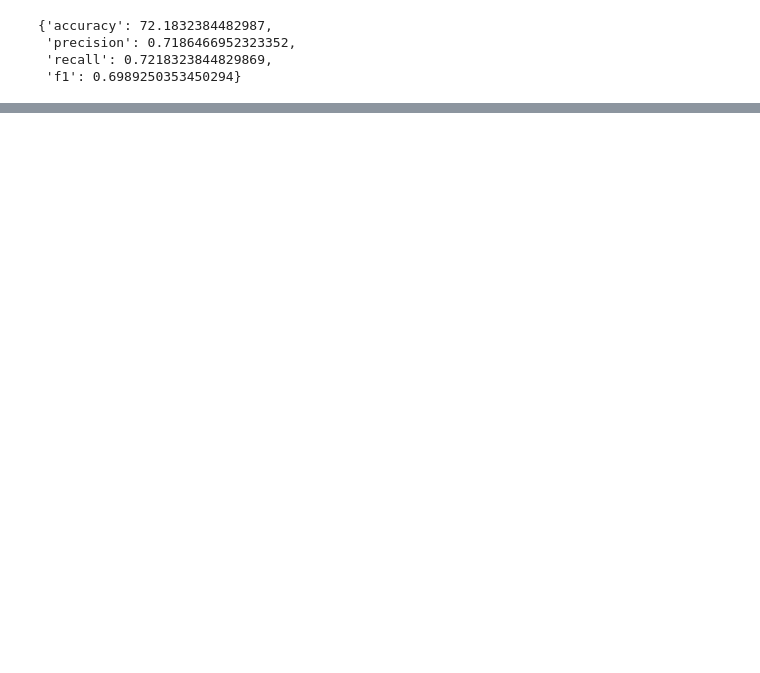
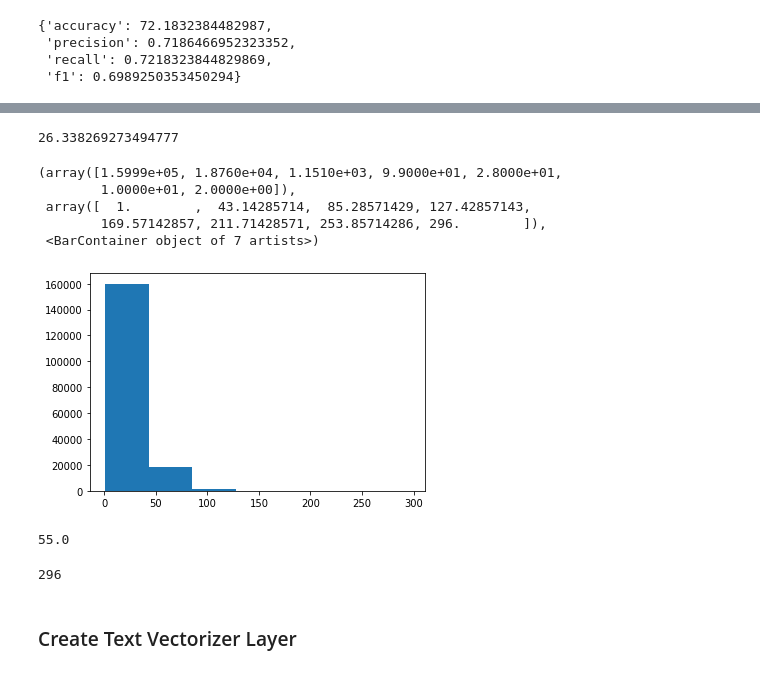
Before and after one commit to ShyamSundhar1411/My-ML-Notebooks, a Jupyter notebook: Milestone Projects/Milestone_Project_2_SkimLit.ipynb, the cells around one changed output, grey strips where cells are left out. Drawn from its saved outputs; the diff is of its cells as text; code cells hidden in the pictures; blank space fills up the shorter version.

```diff
--- a/Milestone Projects/Milestone_Project_2_SkimLit.ipynb
+++ b/Milestone Projects/Milestone_Project_2_SkimLit.ipynb
@@ -227,0 +235,2 @@ baseline_results
+# %%
+sentences_lengths = [len(sentence.split()) for sentence in train_sentences]
@@ -227,0 +254,24 @@ baseline_results
+# %%
+print(np.mean(sentences_lengths))
+# %% [output]
+26.338269273494777
+# %%
+import matplotlib.pyplot as plt
+plt.hist(sentences_lengths,bins = 7)
+# %% [output]
+(array([1.5999e+05, 1.8760e+04, 1.1510e+03, 9.9000e+01, 2.8000e+01,
+        1.0000e+01, 2.0000e+00]),
+ array([  1.        ,  43.14285714,  85.28571429, 127.42857143,
+        169.57142857, 211.71428571, 253.85714286, 296.        ]),
+ <BarContainer object of 7 artists>)
+[figure, added]
+# %%
+np.percentile(sentences_lengths,95)
+# %% [output]
+55.0
+# %%
+max(sentences_lengths)
+# %% [output]
+296
+# %% [markdown]
+### Create Text Vectorizer Layer
```
Also changed, not shown: parts of 67 cells of this notebook.
